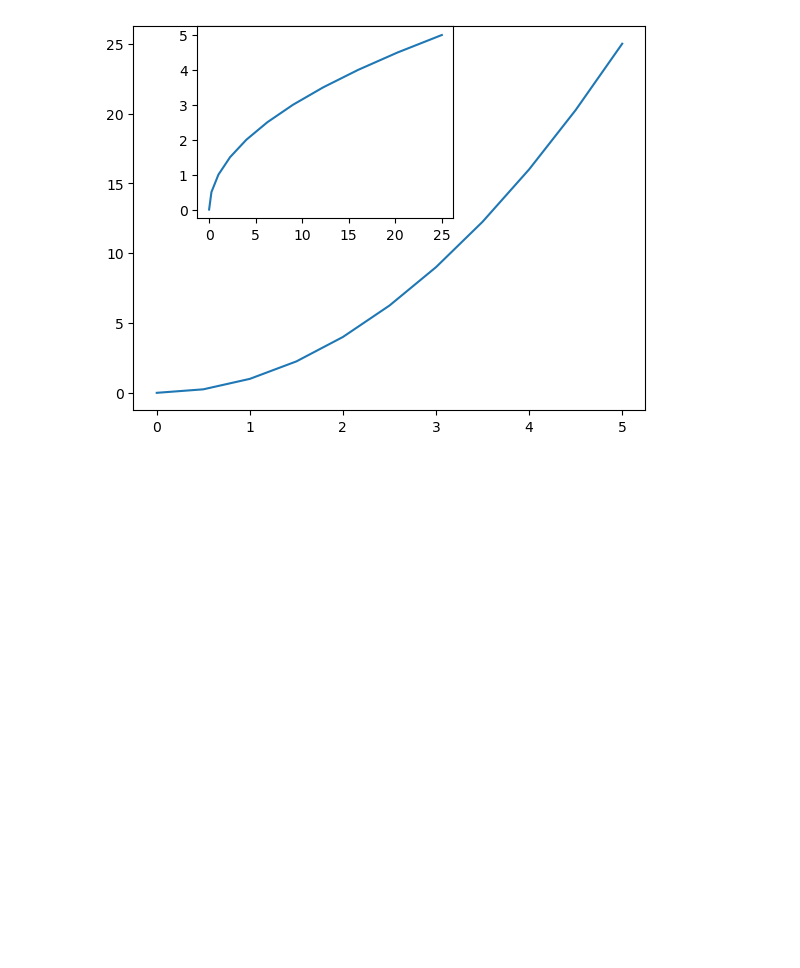
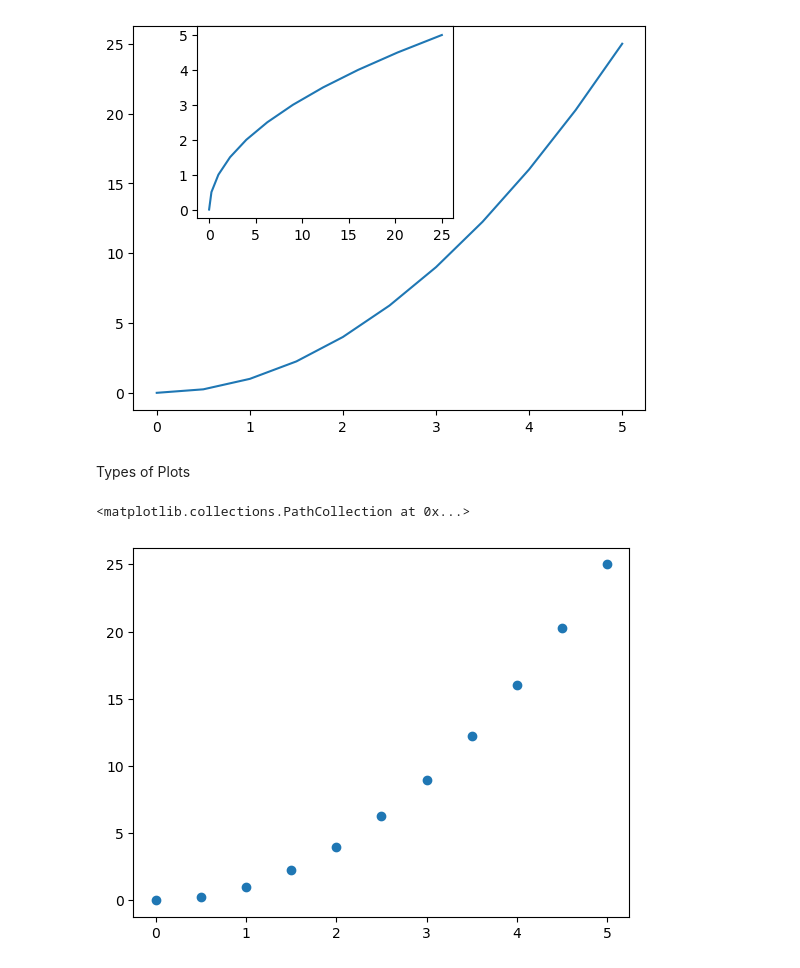
Before and after one commit to Arbaz1506/Data-Visualisation, a Jupyter notebook: Matplotlib.ipynb, the cells around one changed output. Drawn from its saved outputs; the diff is of its cells as text; code cells hidden in the pictures; blank space fills up the shorter version.

```diff
--- a/Matplotlib.ipynb
+++ b/Matplotlib.ipynb
@@ -81,3 +76,15 @@ axis2.plot(y, x)
 # %% [output]
 [<matplotlib.lines.Line2D at 0x...>]
 [figure]
+# %% [markdown]
+Types of Plots
+# %%
+# Create a scatter plot to show the relationship between x and y values
+plt.scatter(x, y)
+
+# Each point represents one (x, y) pair on the graph
+# The position of the point shows how x and y are related
+# Scatter plots are useful for identifying patterns, trends, or outliers
+# %% [output]
+<matplotlib.collections.PathCollection at 0x...>
+[figure, added]
```
Also changed, not shown: parts of 15 cells of this notebook, 3 other files.
